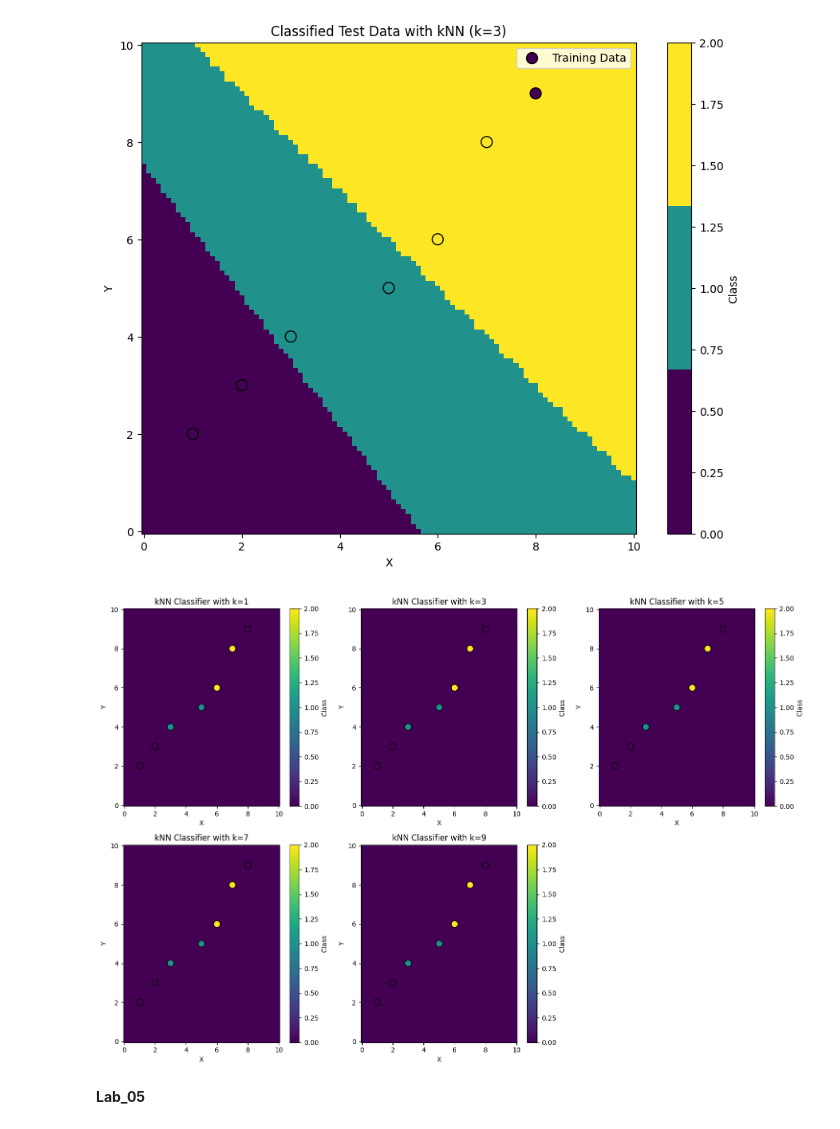
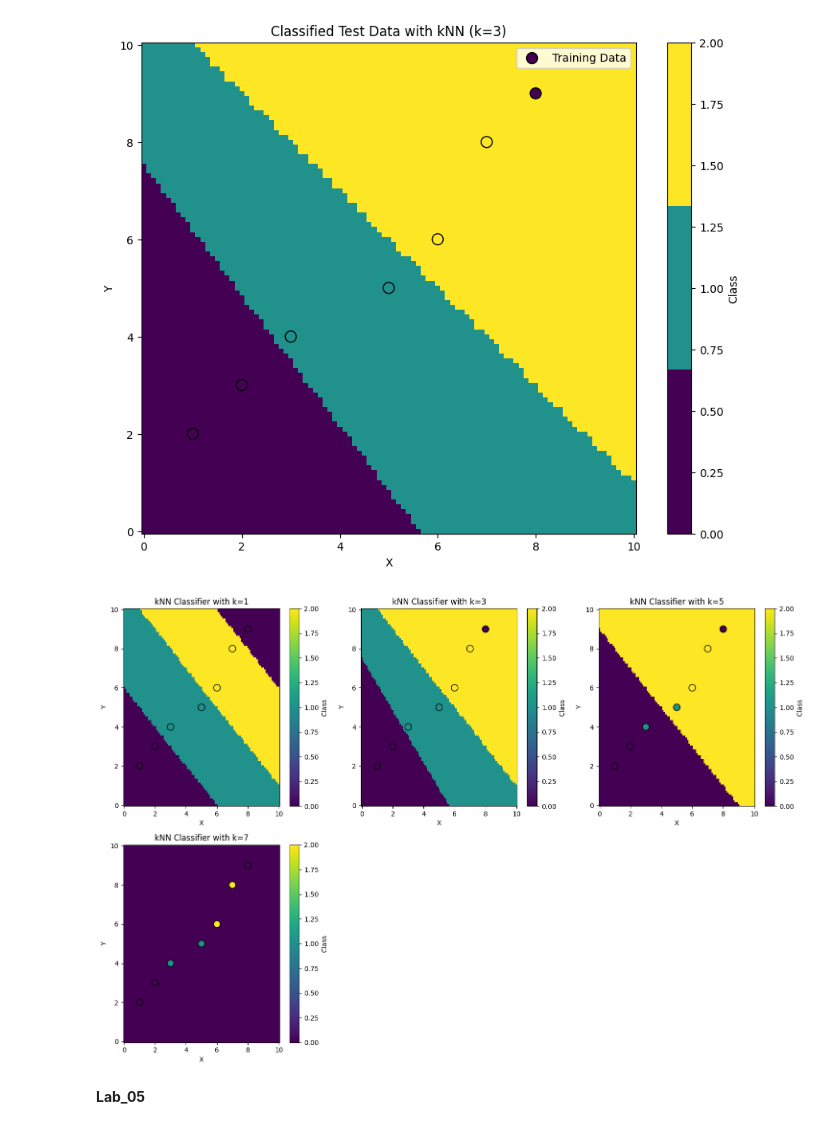
Before and after one commit to Arjun650/MachineLearning, a Jupyter notebook: lab_03Revised.ipynb, the cells around one changed output. Cells and saved outputs as stored; diff of their text form; code cells hidden in the pictures.

```diff
--- a/lab_03Revised.ipynb
+++ b/lab_03Revised.ipynb
@@ -419,36 +419,36 @@ y_values = np.arange(0, 10.1, 0.1)
 X, Y = np.meshgrid(x_values, y_values)
 test_data = np.c_[X.ravel(), Y.ravel()]
 
 # Define different values of k to evaluate
-k_values = [1, 3, 5, 7, 9]
+k_values = [1, 3, 5, 7]
 
 # Create plots for each k
 plt.figure(figsize=(15, 10))
 
 for i, k in enumerate(k_values, 1):
     # Create and train the kNN classifier with the current value of k
     knn = KNeighborsClassifier(n_neighbors=k)
     knn.fit(X_train, y_train_encoded)
 
     # Classify the test data
-    # predictions_encoded = knn.predict(test_data)
+    predictions_encoded = knn.predict(test_data)
 
     # Reshape predictions to match the grid shape
     predicted_classes = predictions_encoded.reshape(X.shape)
 
     # Create a subplot for the current k
     plt.subplot(2, 3, i)
     plt.pcolormesh(X, Y, predicted_classes, shading='auto', cmap='viridis', edgecolors='none')
     plt.scatter(X_train[:, 0], X_train[:, 1], c=y_train_encoded, edgecolor='k', cmap='viridis', marker='o', s=100, label='Training Data')
     plt.colorbar(label='Class')
     plt.title(f'kNN Classifier with k={k}')
     plt.xlabel('X')
     plt.ylabel('Y')
 
 plt.tight_layout()
 plt.show()
 # %% [output]
-[figure, old version]
+[figure, new version]
 # %% [markdown]
 **Lab_05**
 # %%
```
